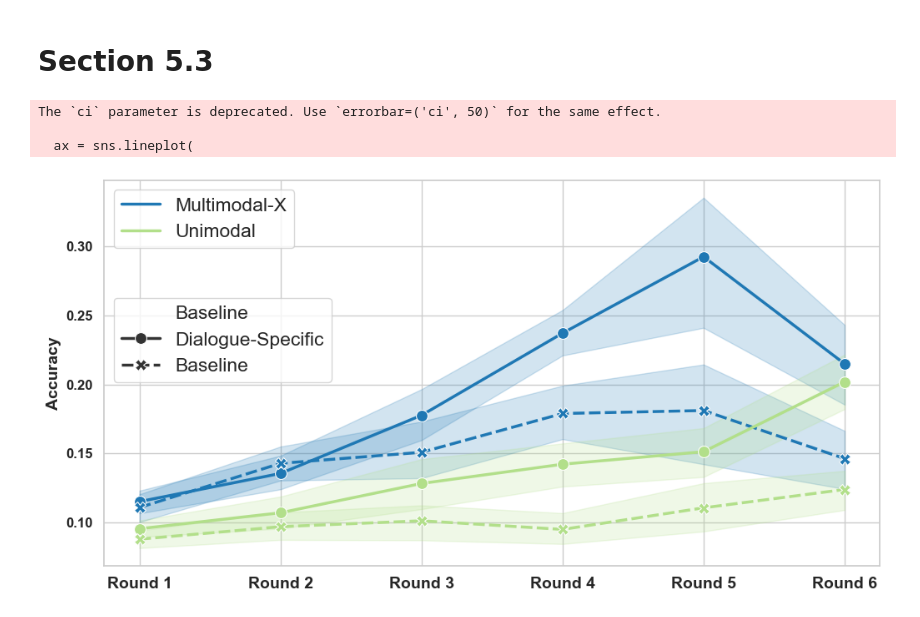
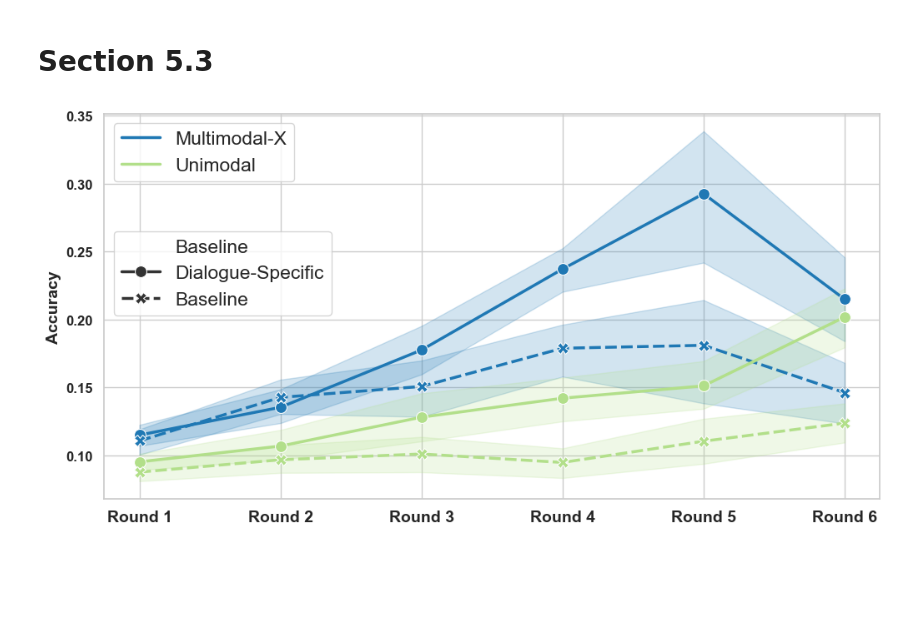
Before and after one commit to EsamGhaleb/MultimodalReferenceResolution, a Jupyter notebook: results/PaperResults.ipynb, the cells around one changed output. Drawn from its saved outputs; the diff is of its cells as text; code cells hidden in the pictures; blank space fills up the shorter version.

Commit message:
imporve the plots

```diff
--- a/results/PaperResults.ipynb
+++ b/results/PaperResults.ipynb
@@ -194,8 +190,6 @@ Semantic + Unimodal vs. Semantic + Multimodal: t-test paired samples, P_val:8.77
 incremental_classification_df = pd.read_csv('reference_resolution_with_dialogue_history_results.csv')
 incremental_classification_df = incremental_classification_df.drop_duplicates()
 incremental_classification_df['Baseline'] = incremental_classification_df['Baseline'].replace({True: 'Baseline', False: 'Dialogue-Specific'})
-
-# remove Gesture (Semantic) from the Embedding Type column
 
 current_palette = {modality: color_mapping[modality] for modality in incremental_classification_df['Embedding Type'].unique()}
 sns.set_context("notebook", font_scale=1.5, rc={"lines.linewidth": 2.5})
@@ -211,40 +205,32 @@ ax = sns.lineplot(
     markersize=10,
     linewidth=2.5,
     palette=current_palette,
-    ci=50,
+    errorbar=('ci', 50),
     style_order=['Dialogue-Specific', 'Baseline'],
 )
 plt.grid()
-# Retrieve handles and labels from the current legend
 handles, labels = ax.get_legend_handles_labels()
 
-# The legend entries are combined; inspect them to decide how to split.
-# For instance, suppose the first two entries correspond to the embedding types
-# and the next two to the baseline models. (Adjust the slicing based on your data.)
 embedding_handles = handles[1:3]
 embedding_labels = labels[1:3]
 baseline_handles = handles[3:]
 baseline_labels = labels[3:]
 
 legend1 = plt.legend(embedding_handles, embedding_labels, title="", loc="upper left")
 legend1.set_title('')
 ax.add_artist(legend1)
 
 legend2 = plt.legend(baseline_handles, baseline_labels, title="", loc="upper left", bbox_to_anchor=(0, 0.72))
 legend2.set_title('')
 
 
-# Set labels and ticks
 plt.xlabel('')
 plt.ylabel('Accuracy', fontsize=14, fontweight='bold')
 plt.xticks(fontsize=14, fontweight='bold')
 plt.yticks(fontsize=12, fontweight='bold')
 plt.grid()
 
 # Save the figure
 plt.savefig("classification_with_dialogue_history.pdf", dpi=300, bbox_inches="tight", transparent=True)
 # %% [output]
-The `ci` parameter is deprecated. Use `errorbar=('ci', 50)` for the same effect.
-
-  ax = sns.lineplot(
-[figure, old version]
+[figure, new version]
```
Also changed, not shown: parts of 1 cell of this notebook.
